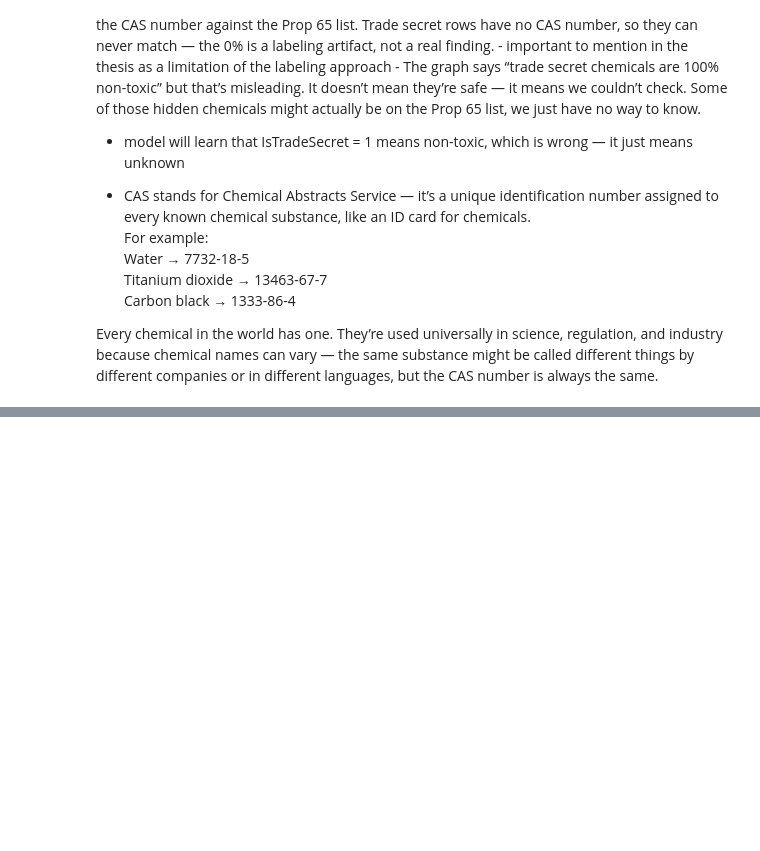
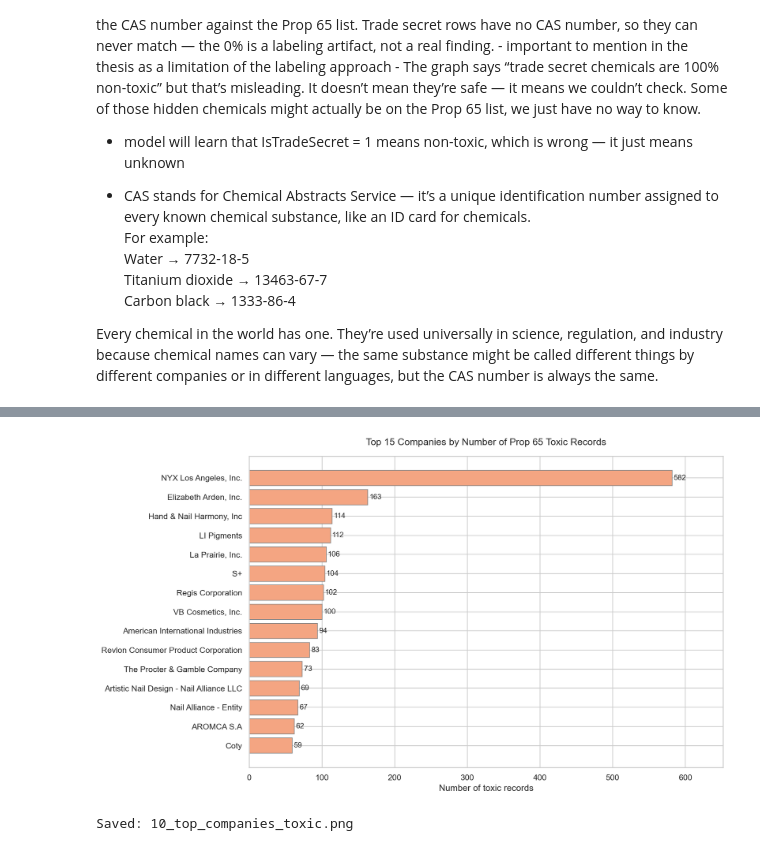
Before and after one commit to magdalenabegic/thesis-cosmetics-toxicity, a Jupyter notebook: notebooks/02_eda.ipynb, the cells around one changed output, grey strips where cells are left out. Drawn from its saved outputs; the diff is of its cells as text; code cells hidden in the pictures; blank space fills up the shorter version.

```diff
--- a/notebooks/02_eda.ipynb
+++ b/notebooks/02_eda.ipynb
@@ -245,0 +285,26 @@ Every chemical in the world has one. They’re used universally in science, regu
+# %%
+# === PLOT 10: Top 15 companies by number of toxic product records ===
+top_companies = (df[df['FlagProp65'] == True]
+                 .groupby('CompanyName')['FlagProp65']
+                 .count()
+                 .sort_values(ascending=True)
+                 .tail(15))
+
+fig, ax = plt.subplots(figsize=(12, 7))
+bars = ax.barh(top_companies.index, top_companies.values,
+               color='#F4A582', edgecolor='grey', linewidth=0.8)
+
+for bar, val in zip(bars, top_companies.values):
+    ax.text(val + 2, bar.get_y() + bar.get_height()/2,
+            f'{val:,}', va='center', fontsize=10)
+
+ax.set_title('Top 15 Companies by Number of Prop 65 Toxic Records', fontsize=13, pad=15)
+ax.set_xlabel('Number of toxic records')
+ax.set_xlim(0, top_companies.values.max() * 1.12)
+plt.tight_layout()
+plt.savefig(FIGURES_PATH + '10_top_companies_toxic.png', bbox_inches='tight')
+plt.show()
+print("Saved: 10_top_companies_toxic.png")
+# %% [output]
+[figure, added]
+Saved: 10_top_companies_toxic.png
```
Also changed, not shown: parts of 6 cells of this notebook, 5 other files.
